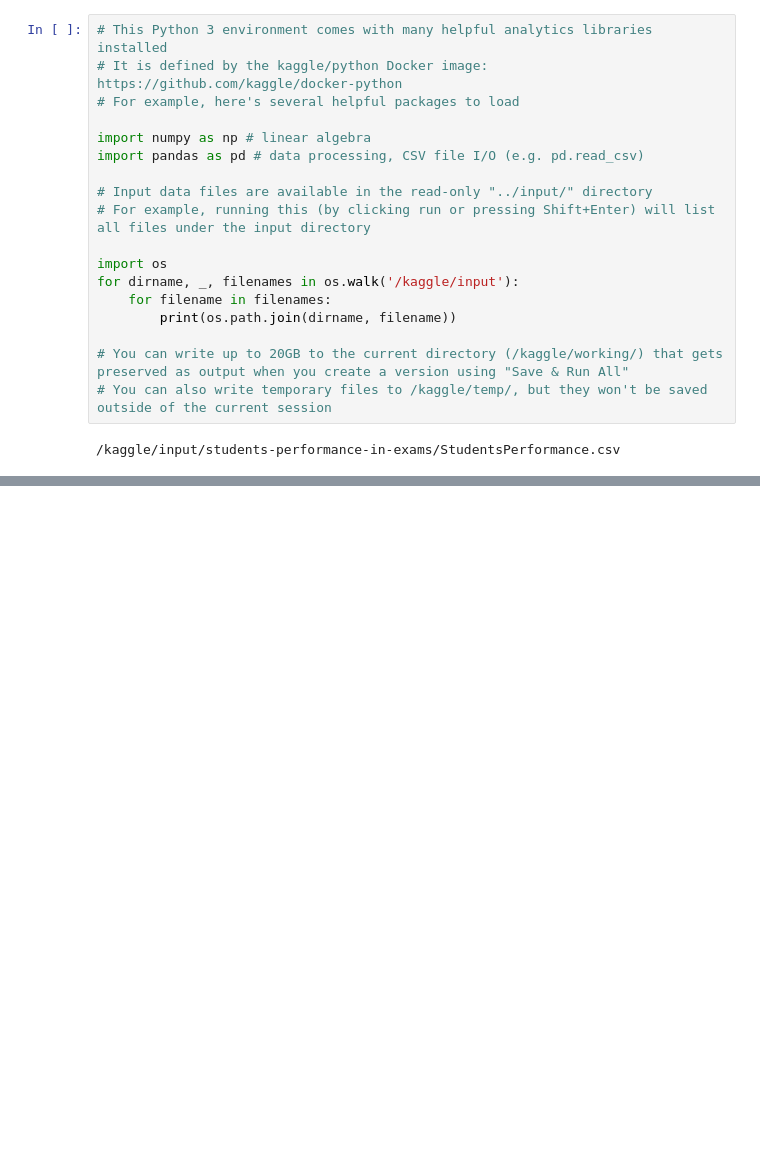
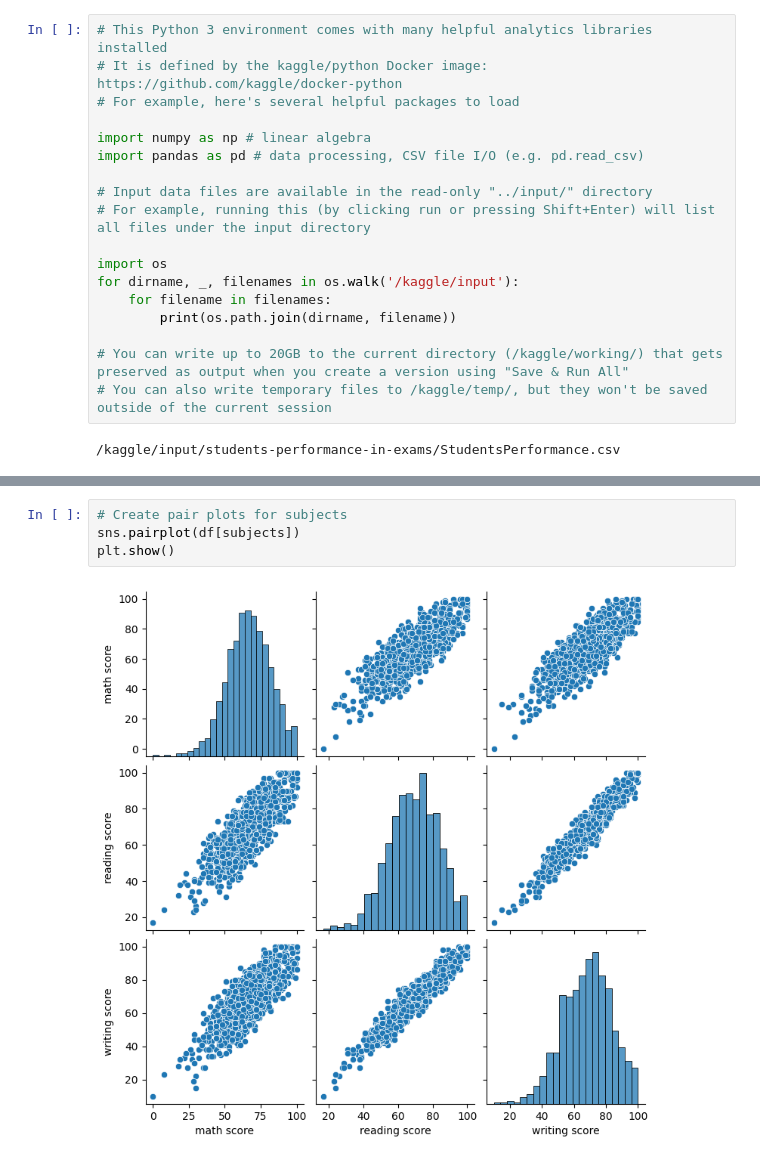
Before and after one commit to jaysreeb/Students-Performance-in-Exams-, a Jupyter notebook: students-performance-in-exams.ipynb, the cells around one changed output, grey strips where cells are left out. Saved outputs shown, nothing was run; the diff lists cells and outputs as text; blank space fills up the shorter version.

```diff
--- a/students-performance-in-exams.ipynb
+++ b/students-performance-in-exams.ipynb
@@ -20,0 +123,6 @@ for dirname, _, filenames in os.walk('/kaggle/input'):
+# %%
+# Create pair plots for subjects
+sns.pairplot(df[subjects])
+plt.show()
+# %% [output]
+[figure, added]
```
Also changed, not shown: parts of 10 cells of this notebook.
